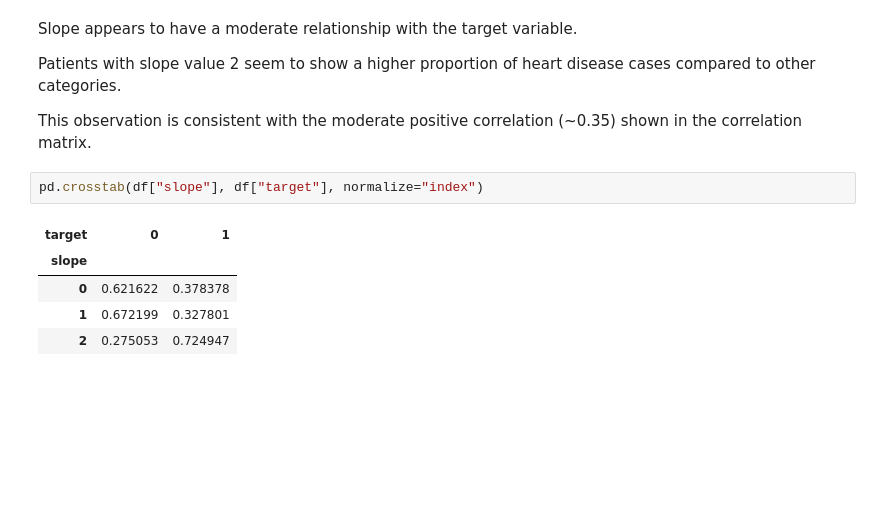
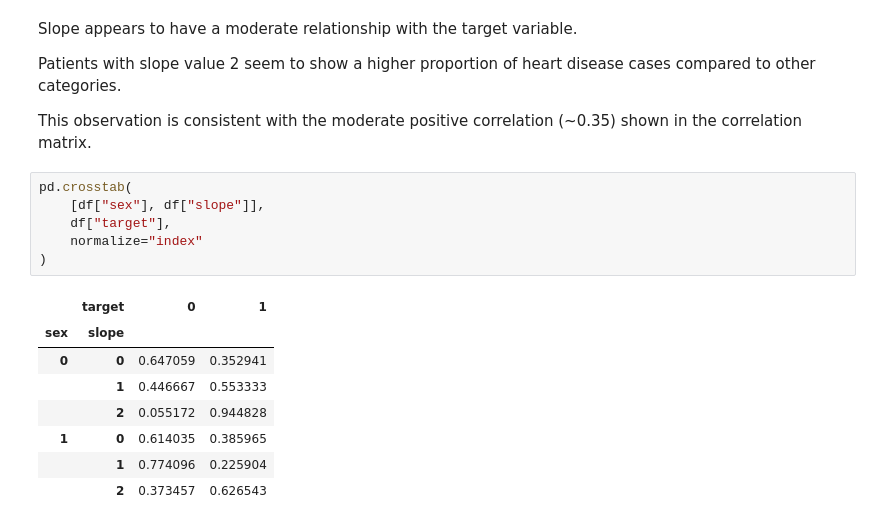
Before and after one commit to Wassiemkahlawi/heart-disease-ml-analysis, a Jupyter notebook: notebooks/01_eda.ipynb, the cells around one changed output. Cells and saved outputs as stored; diff of their text form; blank space fills up the shorter version.

```diff
--- a/notebooks/01_eda.ipynb
+++ b/notebooks/01_eda.ipynb
@@ -97,13 +156,20 @@ Patients with slope value 2 seem to show a higher proportion of heart disease ca
 
 This observation is consistent with the moderate positive correlation (~0.35) shown in the correlation matrix.
 # %%
-pd.crosstab(df["slope"], df["target"], normalize="index")
+pd.crosstab(
+    [df["sex"], df["slope"]],
+    df["target"],
+    normalize="index"
+)
 # %% [output]
-| target | 0 | 1 |
-| slope |  |  |
-| 0 | 0.621622 | 0.378378 |
-| 1 | 0.672199 | 0.327801 |
-| 2 | 0.275053 | 0.724947 |
+|  | target | 0 | 1 |
+| sex | slope |  |  |
+| 0 | 0 | 0.647059 | 0.352941 |
+|  | 1 | 0.446667 | 0.553333 |
+|  | 2 | 0.055172 | 0.944828 |
+| 1 | 0 | 0.614035 | 0.385965 |
+|  | 1 | 0.774096 | 0.225904 |
+|  | 2 | 0.373457 | 0.626543 |
 # %%
 sns.catplot(
     x="slope",
```
Also changed, not shown: parts of 20 cells of this notebook.
